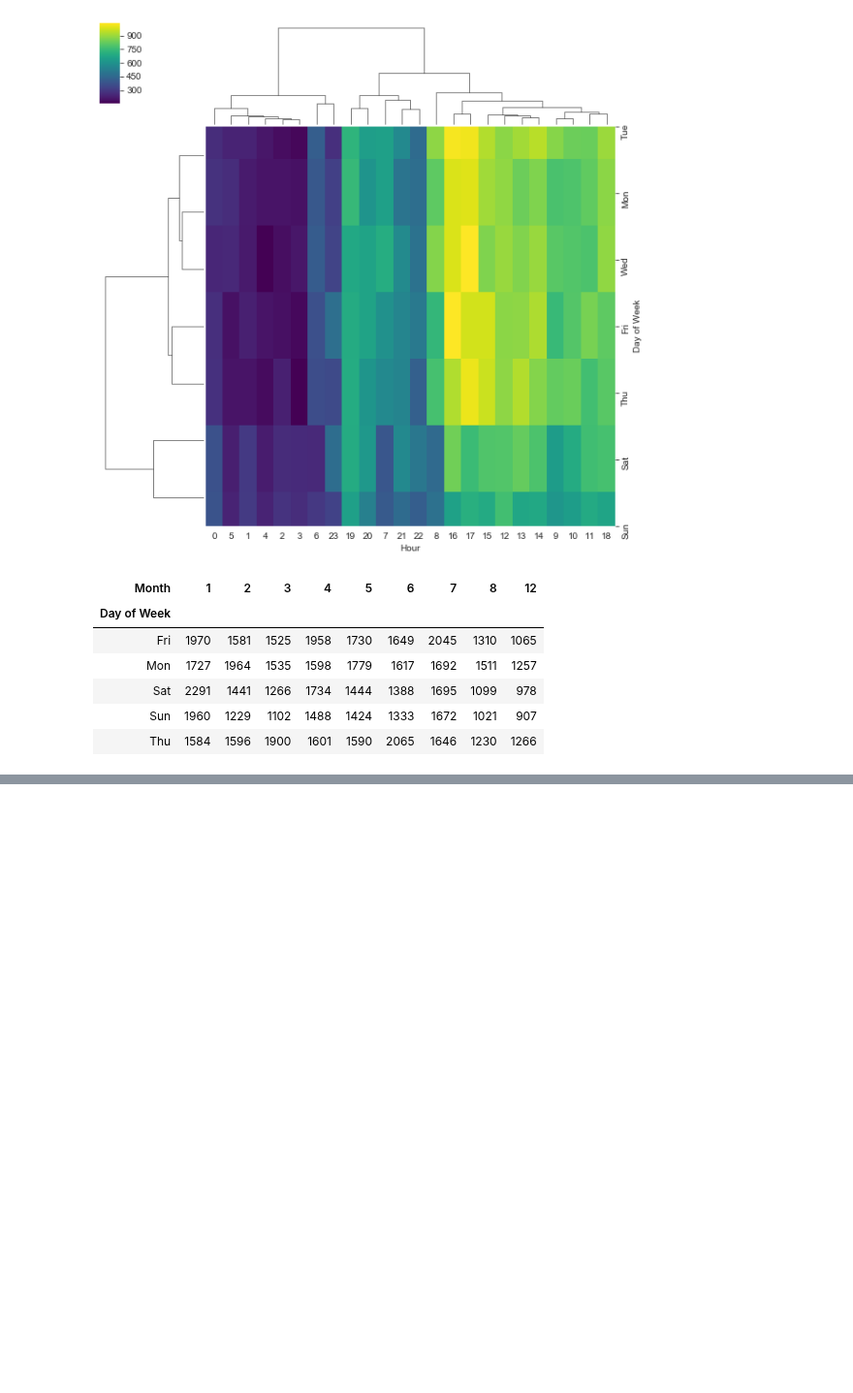
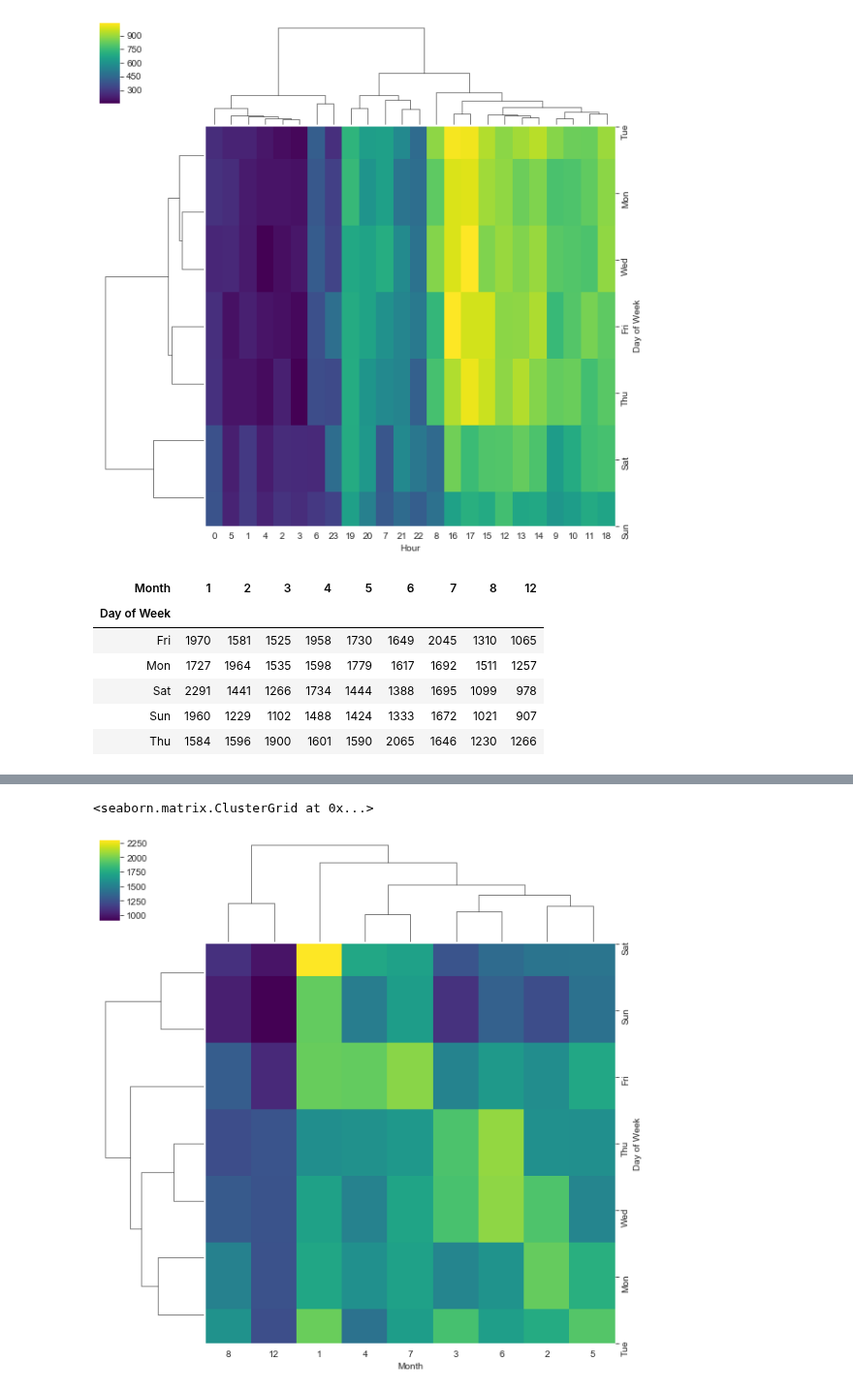
Before and after one commit to abharga5/911-Calls-Exploratory-Data-Visualization, a Jupyter notebook: 911 Calls EDA.ipynb, the cells around one changed output, grey strips where cells are left out. Shown at 97% size. Drawn from its saved outputs; the diff is of its cells as text; code cells hidden in the pictures; blank space fills up the shorter version.

```diff
--- a/911 Calls EDA.ipynb
+++ b/911 Calls EDA.ipynb
@@ -214,0 +221,5 @@ dayMonth.head()
+# %%
+sns.clustermap(dayMonth,cmap='viridis')
+# %% [output]
+<seaborn.matrix.ClusterGrid at 0x...>
+[figure, added]
```
Also changed, not shown: parts of 1 cell of this notebook.
